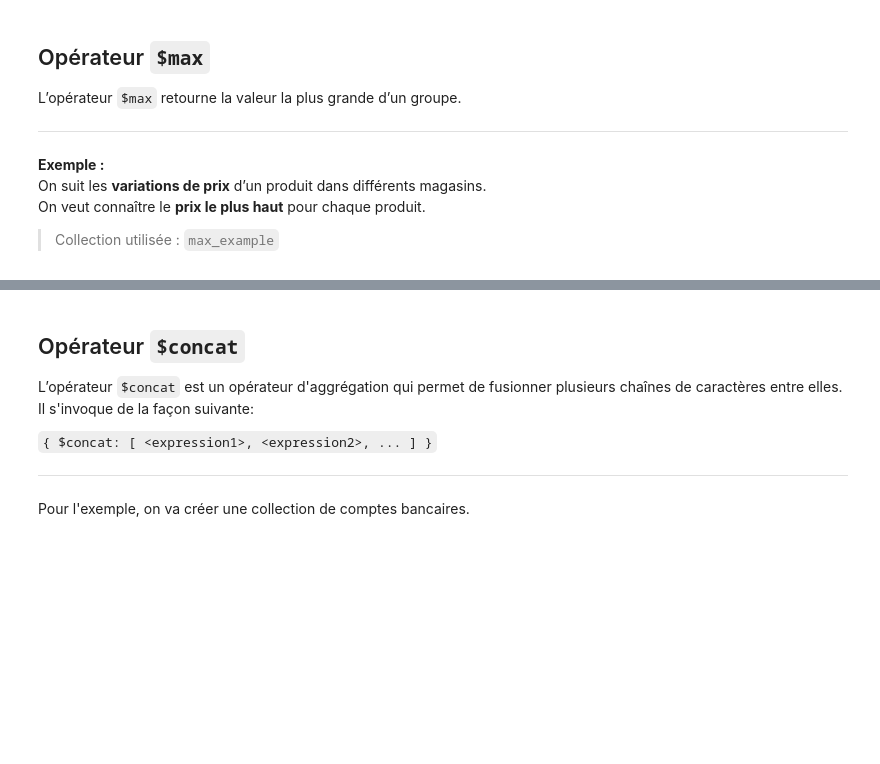
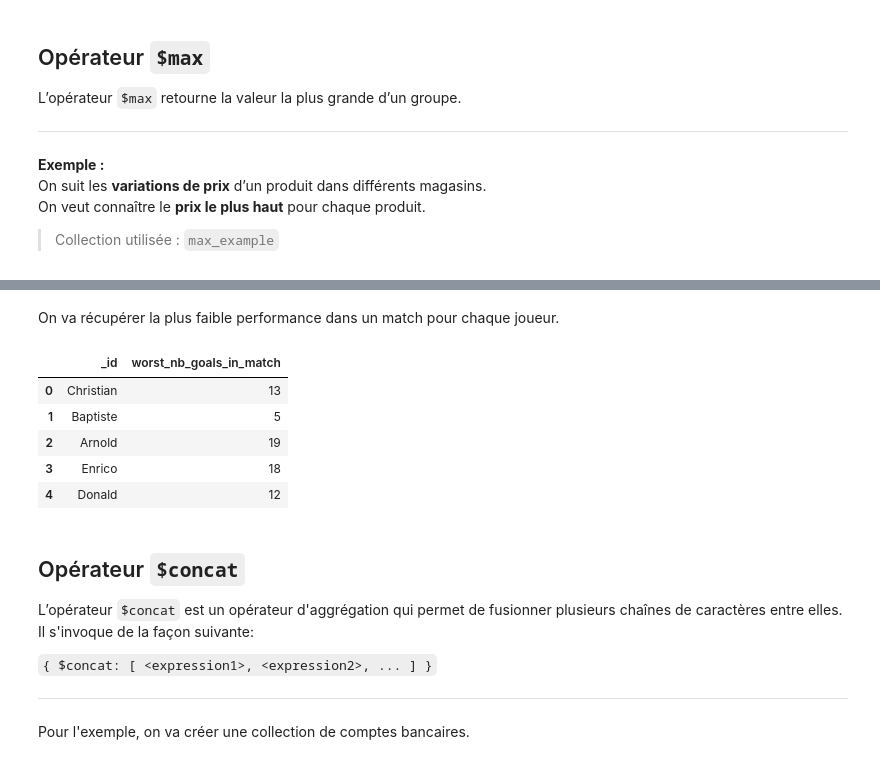
Before and after one commit to thomas-lefloch/mongo-operation, a Jupyter notebook: expression_operators.ipynb, the cells around one changed output, grey strips where cells are left out. Drawn from its saved outputs; the diff is of its cells as text; code cells hidden in the pictures; blank space fills up the shorter version.

```diff
--- a/expression_operators.ipynb
+++ b/expression_operators.ipynb
@@ -200,3 +254,53 @@ L’opérateur `$last` retourne le dernier document ou la dernière valeur d’u
+# %%
+try:
+    my_collection = db.create_collection("last")
+except:
+    db.last.drop()
+    my_collection = db.create_collection("last")
+
+documents = [
+    {"name": "Christian", "nb_goals_in_match": 28},
+    {"name": "Enrico", "nb_goals_in_match": 18},
+    {"name": "Arnold", "nb_goals_in_match": 19},
+    {"name": "Donald", "nb_goals_in_match": 21},
+    {"name": "Baptiste", "nb_goals_in_match": 9},
+    {"name": "Arnold", "nb_goals_in_match": 25},
+    {"name": "Baptiste", "nb_goals_in_match": 5},
+    {"name": "Christian", "nb_goals_in_match": 17},
+    {"name": "Enrico", "nb_goals_in_match": 19},
+    {"name": "Christian", "nb_goals_in_match": 29},
+    {"name": "Donald", "nb_goals_in_match": 14},
+    {"name": "Baptiste", "nb_goals_in_match": 15},
+    {"name": "Enrico", "nb_goals_in_match": 25},
+    {"name": "Christian", "nb_goals_in_match": 13},
+    {"name": "Donald", "nb_goals_in_match": 12},
+    {"name": "Arnold", "nb_goals_in_match": 25},
+    {"name": "Baptiste", "nb_goals_in_match": 25},
+    {"name": "Arnold", "nb_goals_in_match": 21},
+    {"name": "Enrico", "nb_goals_in_match": 18},
+]
+result_many = my_collection.insert_many(documents)
+# %% [markdown]
+On va récupérer la plus faible performance dans un match pour chaque joueur.
+# %%
+worst_nb_goals_in_match = [
+    { "$sort": {"nb_goals_in_match": -1} },
+    { "$group":
+        {
+            "_id": "$name",
+            "worst_nb_goals_in_match": {"$last": "$nb_goals_in_match"}
+        }
+    }
+]
+
+pd.DataFrame(my_collection.aggregate(worst_nb_goals_in_match).to_list())
+# %% [output]
+|  | _id | worst_nb_goals_in_match |
+| 0 | Christian | 13 |
+| 1 | Baptiste | 5 |
+| 2 | Arnold | 19 |
+| 3 | Enrico | 18 |
+| 4 | Donald | 12 |
 # %% [markdown]
 ## Opérateur `$concat`
 
```
Also changed, not shown: parts of 10 cells of this notebook.
